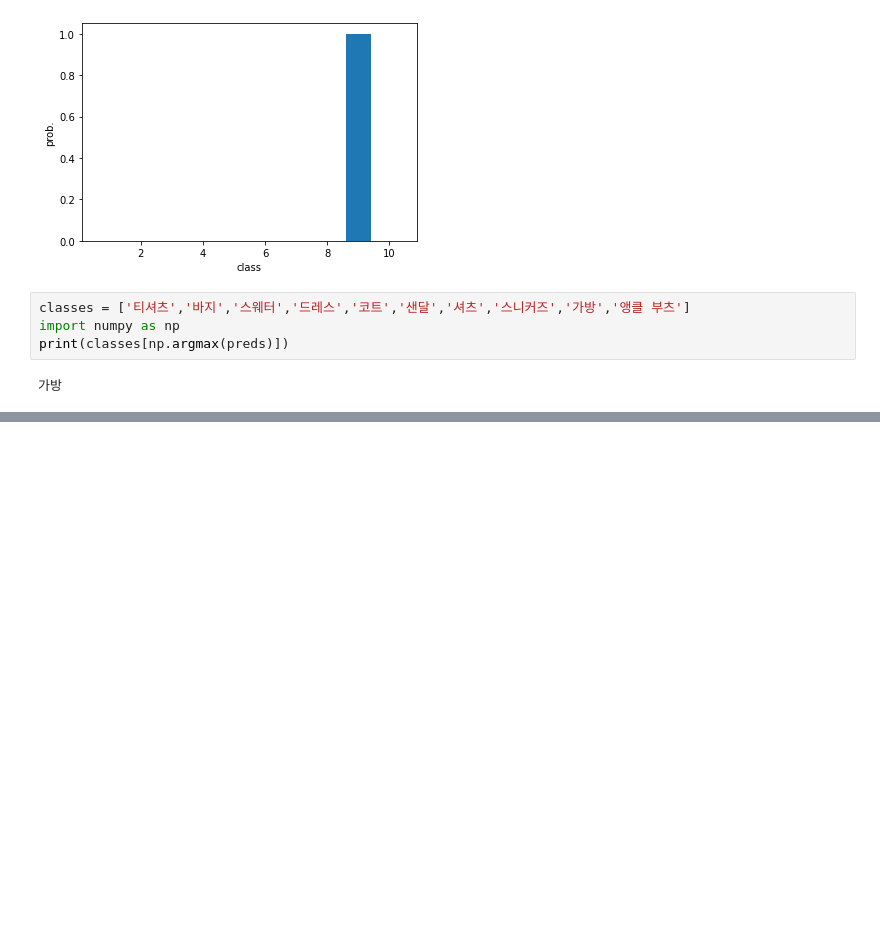
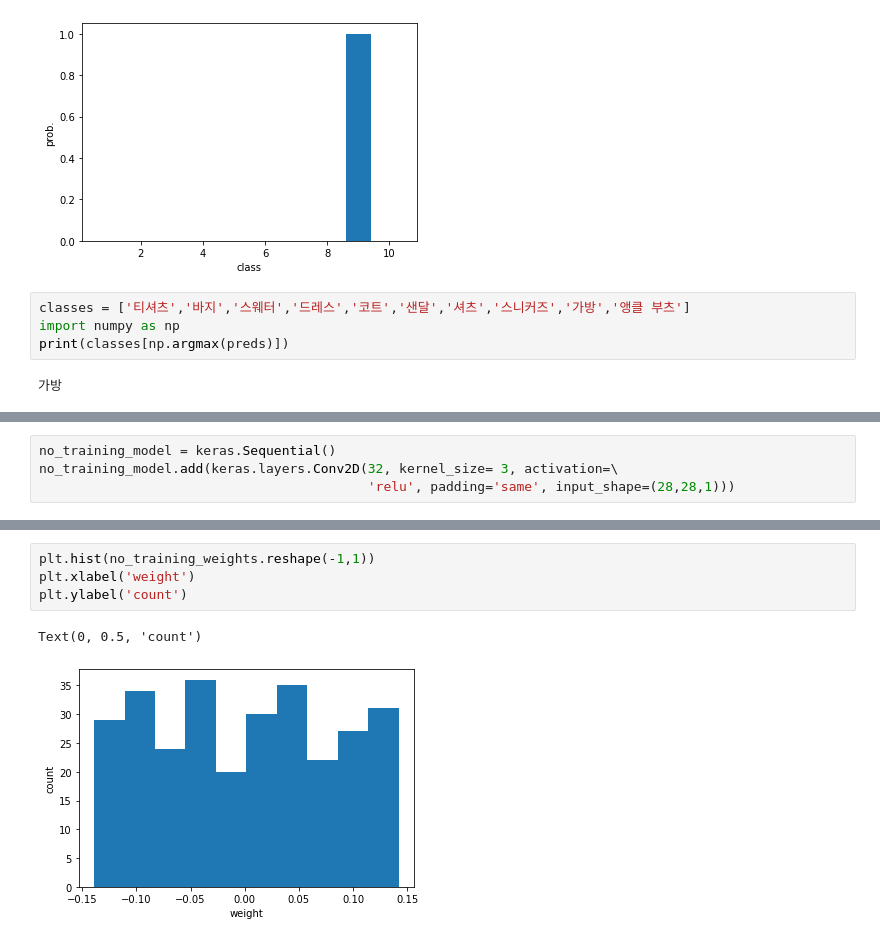
Before and after one commit to analyst-rhie/self-taught_machine_learning_code, a Jupyter notebook: 8장. 이미지를_위한_인공신경망_합성곱_신경망을_사용한_이미지_분류.ipynb, the cells around one changed output, grey strips where cells are left out. Cells and saved outputs as stored; diff of their text form; blank space fills up the shorter version.

```diff
--- a/8장. 이미지를_위한_인공신경망_합성곱_신경망을_사용한_이미지_분류.ipynb
+++ b/8장. 이미지를_위한_인공신경망_합성곱_신경망을_사용한_이미지_분류.ipynb
@@ -128,0 +182,4 @@ model.evaluate(test_scaled, test_target)
+# %%
+no_training_model = keras.Sequential()
+no_training_model.add(keras.layers.Conv2D(32, kernel_size= 3, activation=\
+                                          'relu', padding='same', input_shape=(28,28,1)))
@@ -128,0 +196,7 @@ model.evaluate(test_scaled, test_target)
+# %%
+plt.hist(no_training_weights.reshape(-1,1))
+plt.xlabel('weight')
+plt.ylabel('count')
+# %% [output]
+Text(0, 0.5, 'count')
+[figure, added]
```
Also changed, not shown: parts of 30 cells of this notebook.
